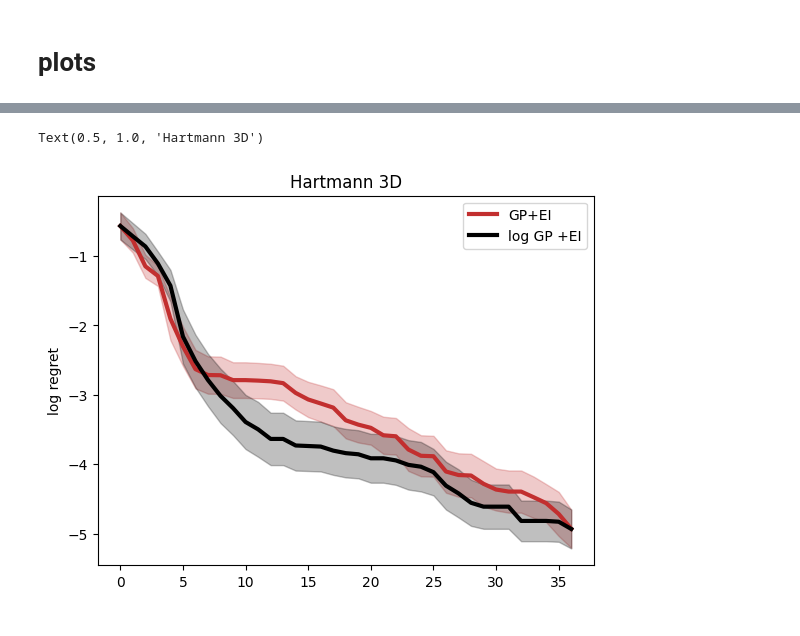
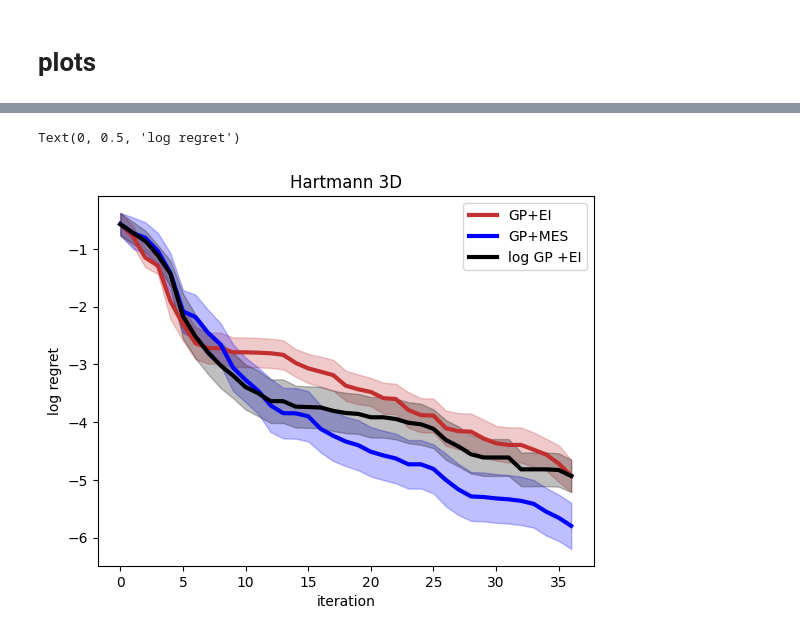
Before and after one commit to HanyangHenry-Wang/LogGP, a Jupyter notebook: Warped_GP+BO_(backup).ipynb, the cells around one changed output, grey strips where cells are left out. Cells and saved outputs as stored; diff of their text form; code cells hidden in the pictures.

```diff
--- a/Warped_GP+BO_(backup).ipynb
+++ b/Warped_GP+BO_(backup).ipynb
@@ -529,29 +665,39 @@ Text(0.5, 1.0, 'Branin 2D')
 # %%
 BO_EI = np.genfromtxt(os.path.join(os.getcwd(),'Hartmann3D_BO_EI'), delimiter=',')
+BO_MES = np.genfromtxt(os.path.join(os.getcwd(),'Hartmann3D_BO_MES'), delimiter=',')
 Warped_BO_EI = np.genfromtxt(os.path.join(os.getcwd(),'Hartmann3D_Warped_BO_EI'), delimiter=',')
 
 fstar = -3.8628
 
 N = 20
 total_record = np.log(np.array(BO_EI)-fstar)
 mean = np.mean(total_record,axis=0)
 std = np.std(total_record,axis=0)
 iter = np.array(range(mean.shape[0]))
 plt.plot(mean,linewidth=3,label='GP+EI',color='#c22f2f')
 plt.fill_between(iter, mean-std/np.sqrt(N), mean+std/np.sqrt(N),alpha=0.25,color='#c22f2f')
 
 N = 20
-total_record = np.log(np.array(Warped_BO_EI)-fstar)
+total_record =  np.log(np.array(BO_MES)-fstar)
+mean = np.mean(total_record,axis=0)
+std = np.std(total_record,axis=0)
+iter = np.array(range(mean.shape[0]))
+plt.plot(mean,linewidth=3,label='GP+MES',color='blue')
+plt.fill_between(iter, mean-std/np.sqrt(N), mean+std/np.sqrt(N),alpha=0.25,color='blue')
+
+
+N = 20
+total_record =  np.log(np.array(Warped_BO_EI)-fstar)
 mean = np.mean(total_record,axis=0)
 std = np.std(total_record,axis=0)
 iter = np.array(range(mean.shape[0]))
 plt.plot(mean,linewidth=3,label='log GP +EI',color='black')
 plt.fill_between(iter, mean-std/np.sqrt(N), mean+std/np.sqrt(N),alpha=0.25,color='black')
-
-plt.ylabel('log regret')
-
 plt.legend()
 plt.title('Hartmann 3D')
+
+plt.xlabel('iteration')
+plt.ylabel('log regret')
 # %% [output]
-Text(0.5, 1.0, 'Hartmann 3D')
+Text(0, 0.5, 'log regret')
-[figure, old version]
+[figure, new version]
```
Also changed, not shown: parts of 12 cells of this notebook, 16 other files.
